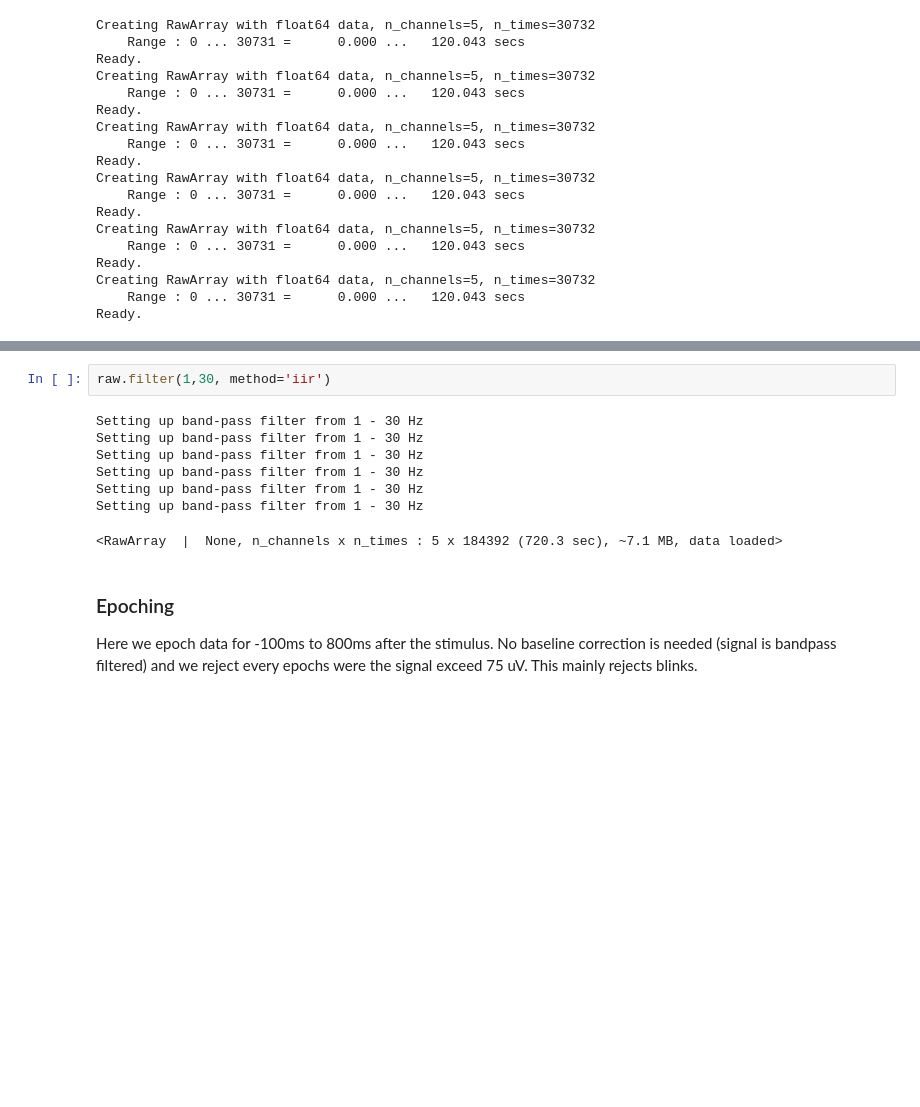
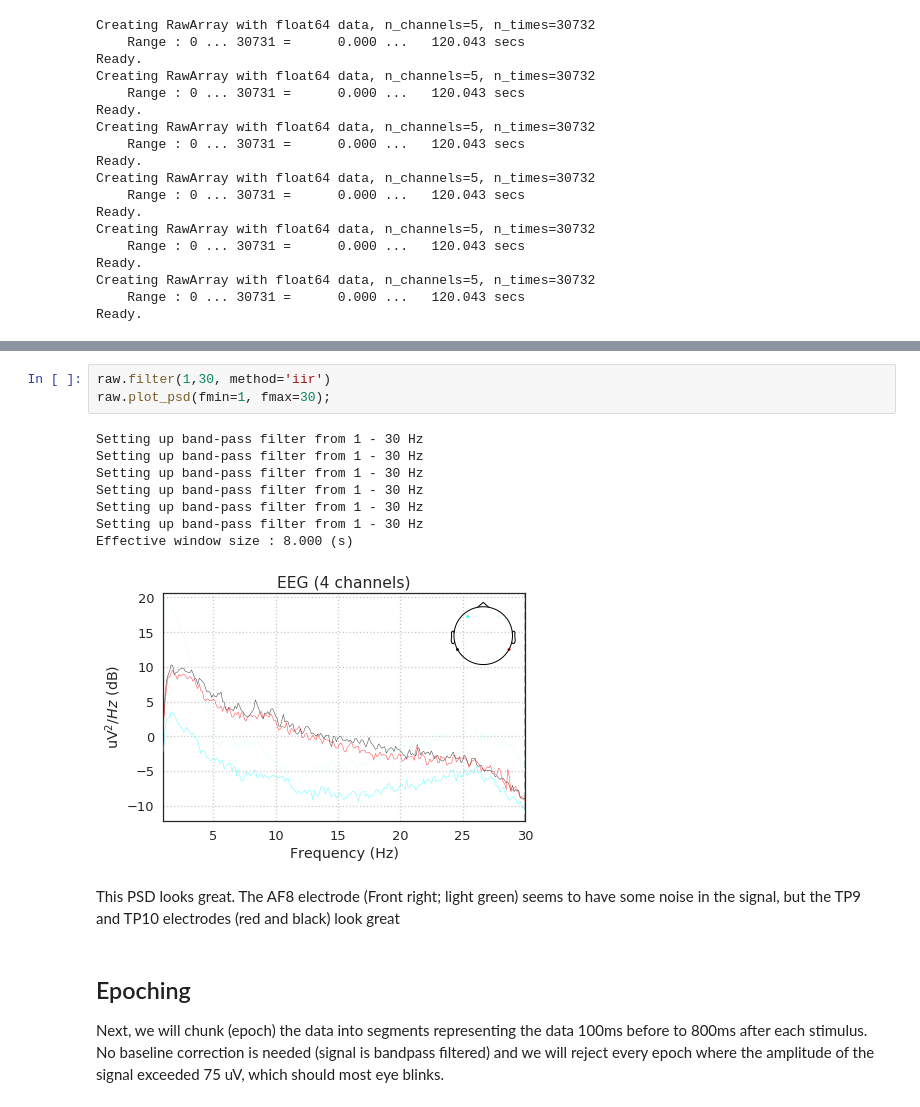
Before and after one commit to NeuroTechX/eeg-notebooks_v0.1, a Jupyter notebook: notebooks/P300.ipynb, the cells around one changed output, grey strips where cells are left out. Cells and saved outputs as stored; diff of their text form; blank space fills up the shorter version.

```diff
--- a/notebooks/P300.ipynb
+++ b/notebooks/P300.ipynb
@@ -106,17 +145,21 @@ Filter the data between 1 and 30hz
 # %%
 raw.filter(1,30, method='iir')
+raw.plot_psd(fmin=1, fmax=30);
 # %% [output]
 Setting up band-pass filter from 1 - 30 Hz
 Setting up band-pass filter from 1 - 30 Hz
 Setting up band-pass filter from 1 - 30 Hz
 Setting up band-pass filter from 1 - 30 Hz
 Setting up band-pass filter from 1 - 30 Hz
 Setting up band-pass filter from 1 - 30 Hz
+Effective window size : 8.000 (s)
-<RawArray  |  None, n_channels x n_times : 5 x 184392 (720.3 sec), ~7.1 MB, data loaded>
+[figure, added]
+# %% [markdown]
+This PSD looks great. The AF8 electrode (Front right; light green) seems to have some noise in the signal, but the TP9 and TP10 electrodes (red and black) look great
 # %% [markdown]
-### Epoching
+## Epoching
 
-Here we epoch data for -100ms to 800ms after the stimulus. No baseline correction is needed (signal is bandpass filtered) and we reject every epochs were the signal exceed 75 uV. This mainly rejects blinks.
+Next, we will chunk (epoch) the data into segments representing the data 100ms before to 800ms after each stimulus. No baseline correction is needed (signal is bandpass filtered) and we will reject every epoch where the amplitude of the signal exceeded 75 uV, which should most eye blinks.
 # %%
 events = find_events(raw)
 event_id = {'Non-Target': 1, 'Target': 2}
```
Also changed, not shown: parts of 30 cells of this notebook, 1 other file.
